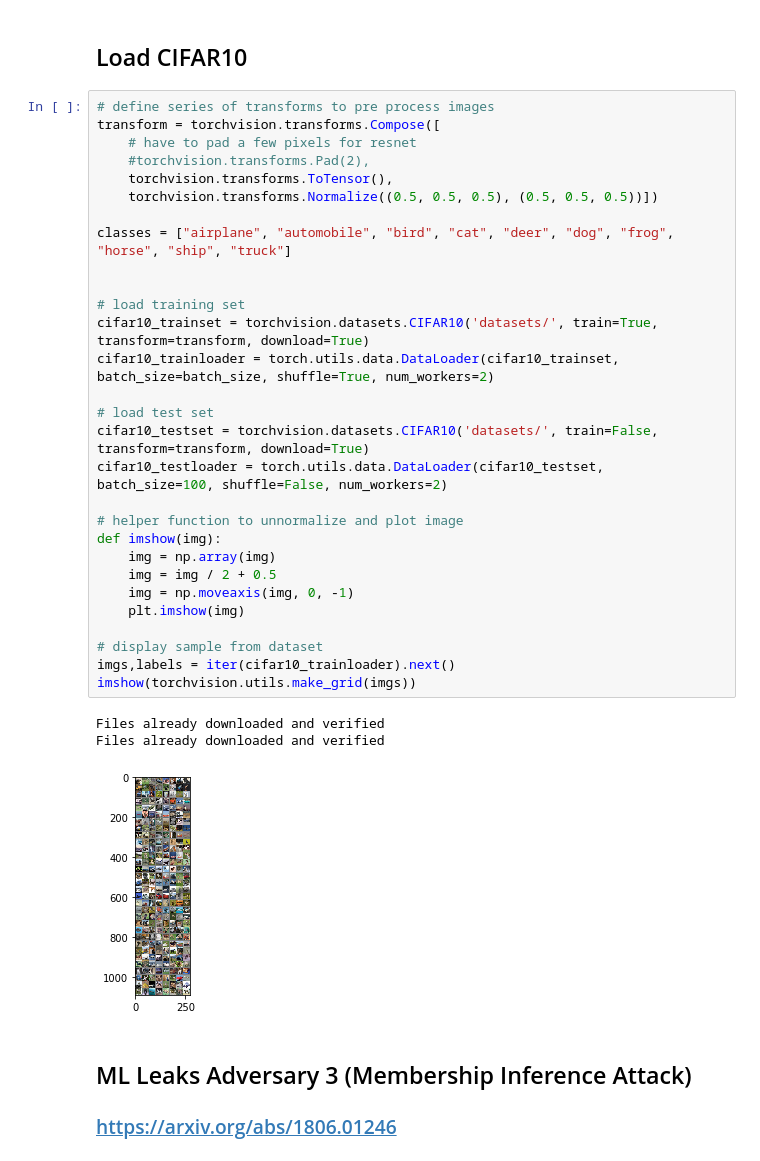
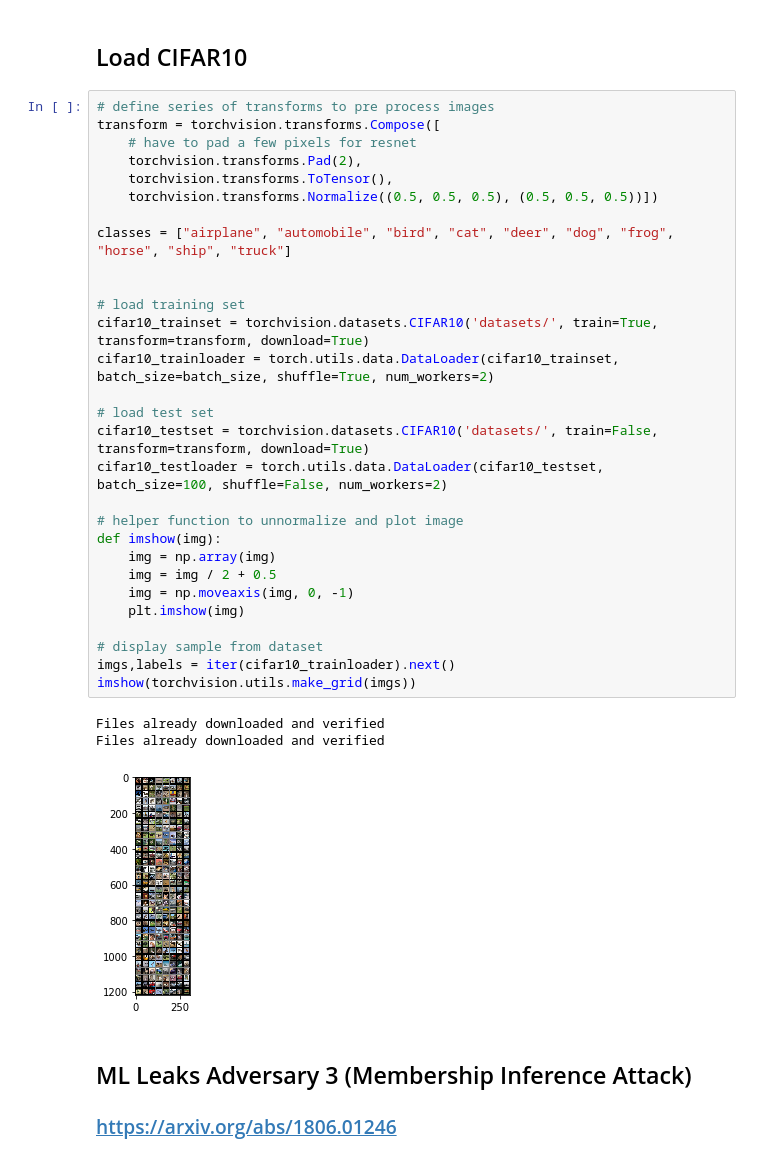
Before and after one commit to Lab41/cyphercat, a Jupyter notebook: ml-leaks_adversary_3.ipynb, the cells around one changed output. Cells and saved outputs as stored; diff of their text form.

```diff
--- a/ml-leaks_adversary_3.ipynb
+++ b/ml-leaks_adversary_3.ipynb
@@ -133,35 +135,35 @@ def eval_membership_inference(target_net, target_train, target_out):
 # define series of transforms to pre process images
 transform = torchvision.transforms.Compose([
     # have to pad a few pixels for resnet
-    #torchvision.transforms.Pad(2),
+    torchvision.transforms.Pad(2),
     torchvision.transforms.ToTensor(),
     torchvision.transforms.Normalize((0.5, 0.5, 0.5), (0.5, 0.5, 0.5))])
 
 classes = ["airplane", "automobile", "bird", "cat", "deer", "dog", "frog", "horse", "ship", "truck"]
 
 
 # load training set
 cifar10_trainset = torchvision.datasets.CIFAR10('datasets/', train=True, transform=transform, download=True)
 cifar10_trainloader = torch.utils.data.DataLoader(cifar10_trainset, batch_size=batch_size, shuffle=True, num_workers=2)
 
 # load test set
 cifar10_testset = torchvision.datasets.CIFAR10('datasets/', train=False, transform=transform, download=True)
 cifar10_testloader = torch.utils.data.DataLoader(cifar10_testset, batch_size=100, shuffle=False, num_workers=2)
 
 # helper function to unnormalize and plot image
 def imshow(img):
     img = np.array(img)
     img = img / 2 + 0.5
     img = np.moveaxis(img, 0, -1)
     plt.imshow(img)
 
 # display sample from dataset
 imgs,labels = iter(cifar10_trainloader).next()
 imshow(torchvision.utils.make_grid(imgs))
 # %% [output]
 Files already downloaded and verified
 Files already downloaded and verified
-[figure, old version]
+[figure, new version]
 # %% [markdown]
 ## ML Leaks Adversary 3 (Membership Inference Attack)
 ### https://arxiv.org/abs/1806.01246
```
Also changed, not shown: parts of 5 cells of this notebook, 5 other files.
